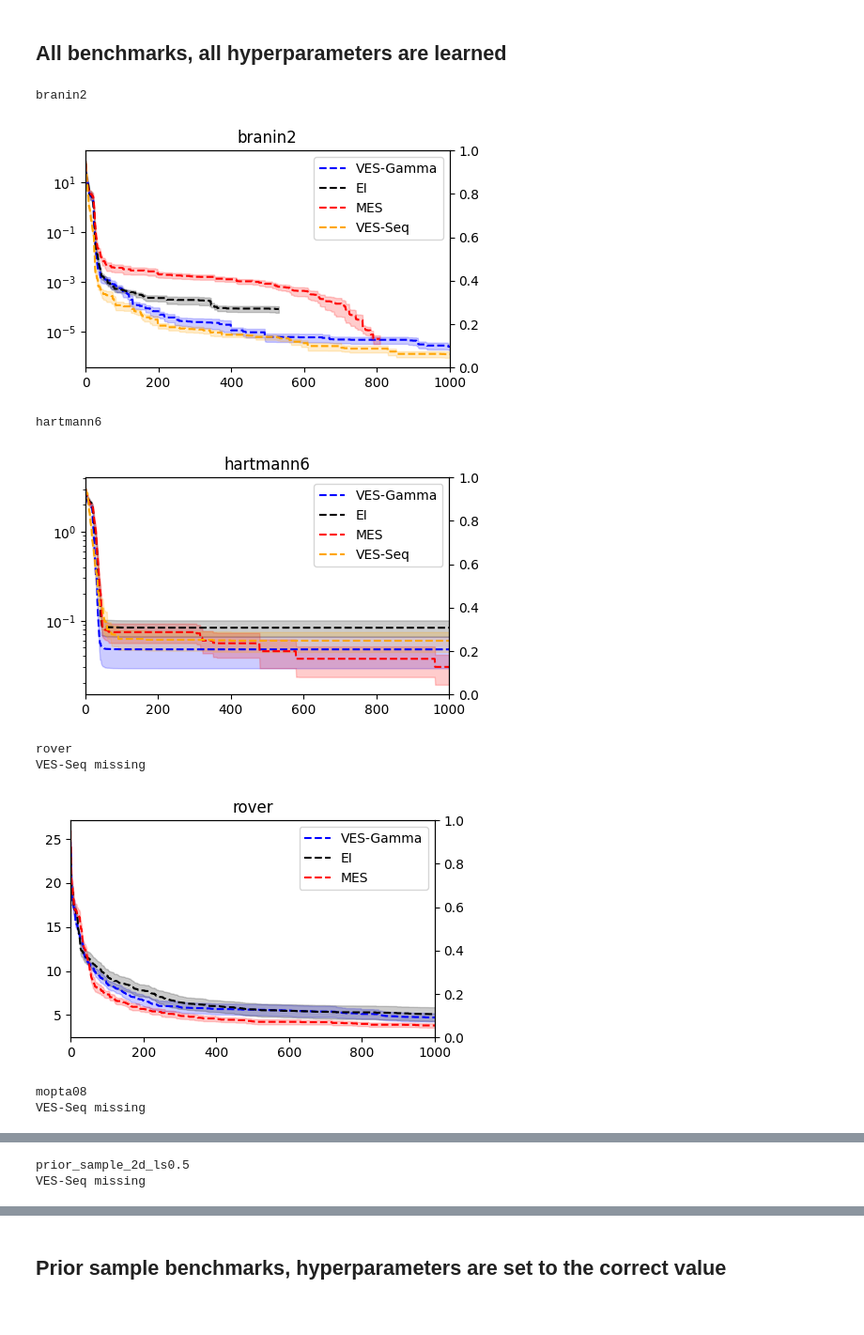
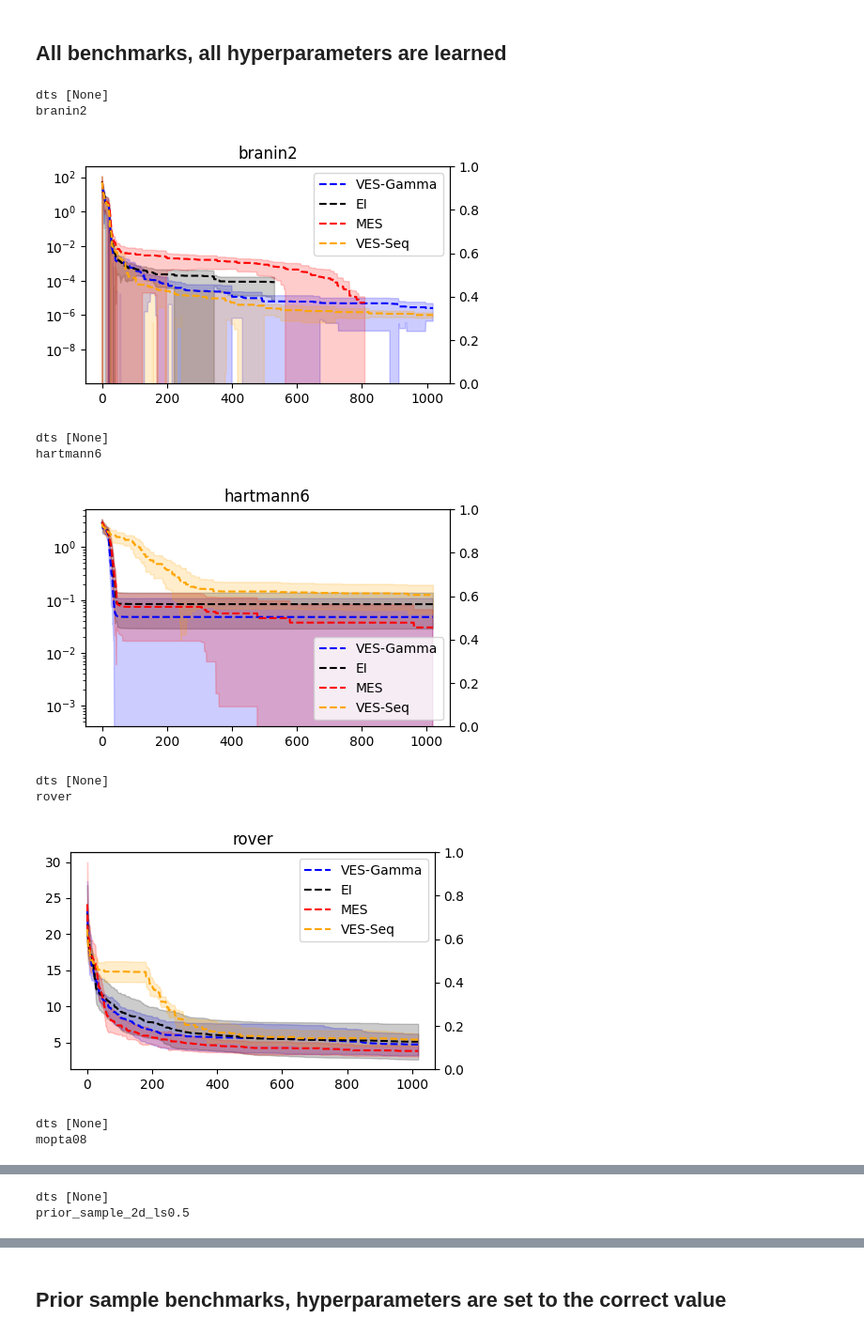
Before and after one commit to NUOJIN/variational-entropy-search, a Jupyter notebook: notebooks/results_rerun_nov_22_noisy.ipynb, the cells around one changed output, grey strips where cells are left out. Shown at 94% size. Cells and saved outputs as stored; diff of their text form; code cells hidden in the pictures.

Commit message:
vesseq

```diff
--- a/notebooks/results_rerun_nov_22_noisy.ipynb
+++ b/notebooks/results_rerun_nov_22_noisy.ipynb
@@ -79,7 +79,10 @@ for benchmark in benchmarks:
         ves_dirs = [d for d in relevant_dirs if f'{d}/train_x_ves.npy' in glob.glob(f'{d}/*') and not json.load(open(f'{d}/args.json'))['exponential_family']]
         ei_dirs = [d for d in relevant_dirs if f'{d}/train_x_ei.npy' in glob.glob(f'{d}/*')]
         mes_dirs = [d for d in relevant_dirs if f'{d}/train_x_mes.npy' in glob.glob(f'{d}/*')]
-        vesseq_dirs = [d for d in relevant_dirs if f'{d}/train_x_vesseq.npy' in glob.glob(f'{d}/*')]
+        vesseq_dirs = [d for d in relevant_dirs if f'{d}/train_x_vesseq.npy' in glob.glob(f'{d}/*') and json.load(open(f'{d}/args.json'))['k_init'] is None and json.load(open(f'{d}/args.json'))['decay_target'] == 1000]
+        dts = list(set([json.load(open(f'{d}/args.json'))['k_init'] for d in vesseq_dirs]))
+        print('dts', dts)
+
 
         # if there are rerun results, throw out the old ones
         ves_dirs = remove_old_results(ves_dirs)
@@ -112,7 +115,7 @@ for benchmark in benchmarks:
         ves_y = [y[:min_len] for y in ves_y]
         ves_y = -np.stack(ves_y).squeeze(-1)-offset
         ves_y_mean = ves_y.mean(axis=0)
-        ves_y_std = ves_y.std(axis=0) / np.sqrt(len(ves_y))
+        ves_y_std = ves_y.std(axis=0)# / np.sqrt(len(ves_y))
         ax.plot(ves_y_mean, label='VES-Gamma', color='blue', linestyle='--')
         ax.fill_between(
             np.arange(len(ves_y_mean)),
@@ -130,7 +133,7 @@ for benchmark in benchmarks:
         ei_y = [y[:min_len] for y in ei_y]
         ei_y = -np.stack(ei_y).squeeze(-1)-offset
         ei_y_mean = ei_y.mean(axis=0)
-        ei_y_std = ei_y.std(axis=0) / np.sqrt(len(ei_y))
+        ei_y_std = ei_y.std(axis=0)# / np.sqrt(len(ei_y))
         ax.plot(ei_y_mean, label='EI', color='black', linestyle='--')
         ax.fill_between(np.arange(len(ei_y_mean)), ei_y_mean - ei_y_std, ei_y_mean + ei_y_std, alpha=0.2, color='black')
 
@@ -142,7 +145,7 @@ for benchmark in benchmarks:
         mes_y = [y[:min_len] for y in mes_y]
         mes_y = -np.stack(mes_y).squeeze(-1)-offset
         mes_y_mean = mes_y.mean(axis=0)
-        mes_y_std = mes_y.std(axis=0) / np.sqrt(len(mes_y))
+        mes_y_std = mes_y.std(axis=0)# / np.sqrt(len(mes_y))
         ax.plot(mes_y_mean, label='MES', color='red', linestyle='--')
         ax.fill_between(
             np.arange(len(mes_y_mean)),
@@ -155,39 +158,41 @@ for benchmark in benchmarks:
     vesseq_y = [np.maximum.accumulate(np.load(f'{d}/train_y_vesseq.npy')) for d in vesseq_dirs]
     if len(vesseq_y) == 0:
         print('VES-Seq missing')
     else:
         min_len = min([len(y) for y in vesseq_y])
         vesseq_y = [y[:min_len] for y in vesseq_y]
         vesseq_y = -np.stack(vesseq_y).squeeze(-1)-offset
         vesseq_y_mean = vesseq_y.mean(axis=0)
-        vesseq_y_std = vesseq_y.std(axis=0) / np.sqrt(len(vesseq_y))
+        vesseq_y_std = vesseq_y.std(axis=0)# / np.sqrt(len(vesseq_y))
         ax.plot(vesseq_y_mean, label='VES-Seq', color='orange', linestyle='--')
         ax.fill_between(
             np.arange(len(vesseq_y_mean)),
             vesseq_y_mean - vesseq_y_std,
             vesseq_y_mean + vesseq_y_std,
             alpha=0.2,
             color='orange'
         )
 
     ax.legend()
     ax.set_yscale(yscale)
     ax.set_title(f'{benchmark}')
     if benchmark == 'branin2':
         ax.set_yscale('log')
     if benchmark.startswith('prior_sample'):
         # find best value
         ax.set_yscale('symlog')
-    ax.set_xlim(0, 1000)
+    #ax.set_xlim(0, 1000)
     # fig.savefig(f'figs/gp_prior/learn/{benchmark}.pdf', format='pdf', bbox_inches='tight', dpi=100)
     plt.show()
 # %% [output]
+dts [None]
 branin2
-[figure, old version]
+[figure, new version]
+dts [None]
 hartmann6
-[figure, old version]
+[figure, new version]
+dts [None]
 rover
-VES-Seq missing
-[figure, old version]
+[figure, new version]
+dts [None]
 mopta08
-VES-Seq missing
@@ -195,2 +200,2 @@ VES-Seq missing
+dts [None]
 prior_sample_2d_ls0.5
-VES-Seq missing
```
Also changed, not shown: parts of 3 cells of this notebook, 3 other files.
